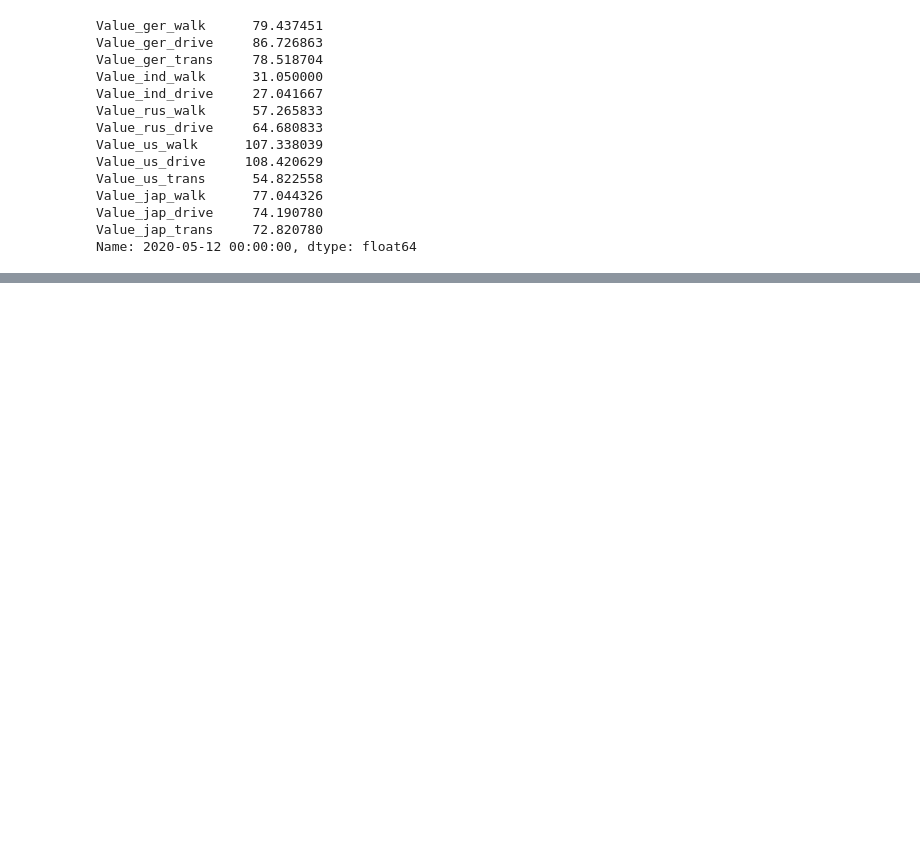
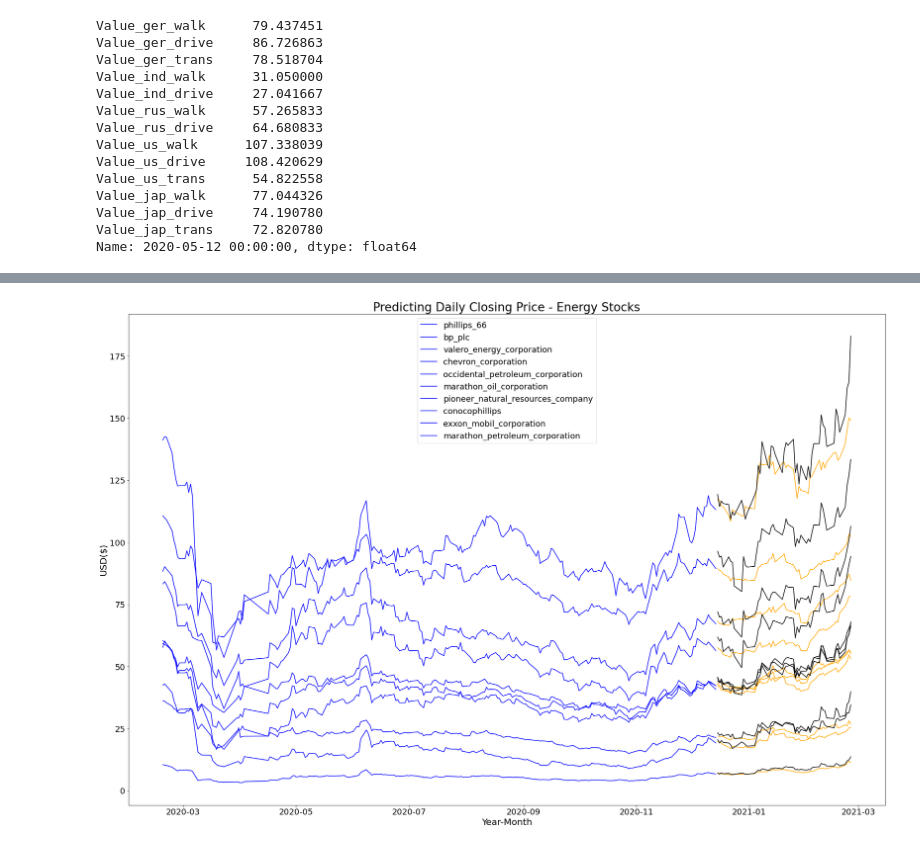
Before and after one commit to griffinwt/Hackathon_March2021, a Jupyter notebook: will_notebooks/model_2.ipynb, the cells around one changed output, grey strips where cells are left out. Drawn from its saved outputs; the diff is of its cells as text; code cells hidden in the pictures; blank space fills up the shorter version.

```diff
--- a/will_notebooks/model_2.ipynb
+++ b/will_notebooks/model_2.ipynb
@@ -201,0 +280,4 @@ Lets try another OLS model - we can predict closing prices for all 10 targets
+# %%
+df.dropna(inplace=True) #drop first row of nulls created by shift
+# %%
+df.drop(columns=feats, inplace=True) #drop non-lagged columns
@@ -201,0 +325,21 @@ Lets try another OLS model - we can predict closing prices for all 10 targets
+# %%
+def plot_preds(ytraindf, ytestdf, pred_df, title='Title', xlab=None, ylab=None):
+    plt.figure(figsize=(30,20))
+    for col in ytraindf.columns:
+        plt.plot(ytraindf[col], color='blue') #plot each ytrain
+    for col in ytestdf.columns:
+        plt.plot(ytestdf[col], color='orange') #plot each ytest
+    for col in pred_df.columns:
+        plt.plot(pred_df[col], color='black') #plot the preds
+    plt.title(title, fontsize=26)
+    plt.xlabel(xlab, fontsize=20)
+    plt.ylabel(ylab, fontsize=20)
+    plt.xticks(fontsize=18)
+    plt.yticks(fontsize=18)
+
+plot_preds(training, testing, final_preds, title='Predicting Daily Closing Price - Energy Stocks',
+           xlab='Year-Month', ylab='USD($)')
+plt.legend(final_preds.columns, fontsize=18);
+plt.savefig('../images/allfeats_preds_1.png', dpi=200, bbox_inches='tight')
+# %% [output]
+[figure, added]
```
Also changed, not shown: parts of 23 cells of this notebook, 3 other files.
